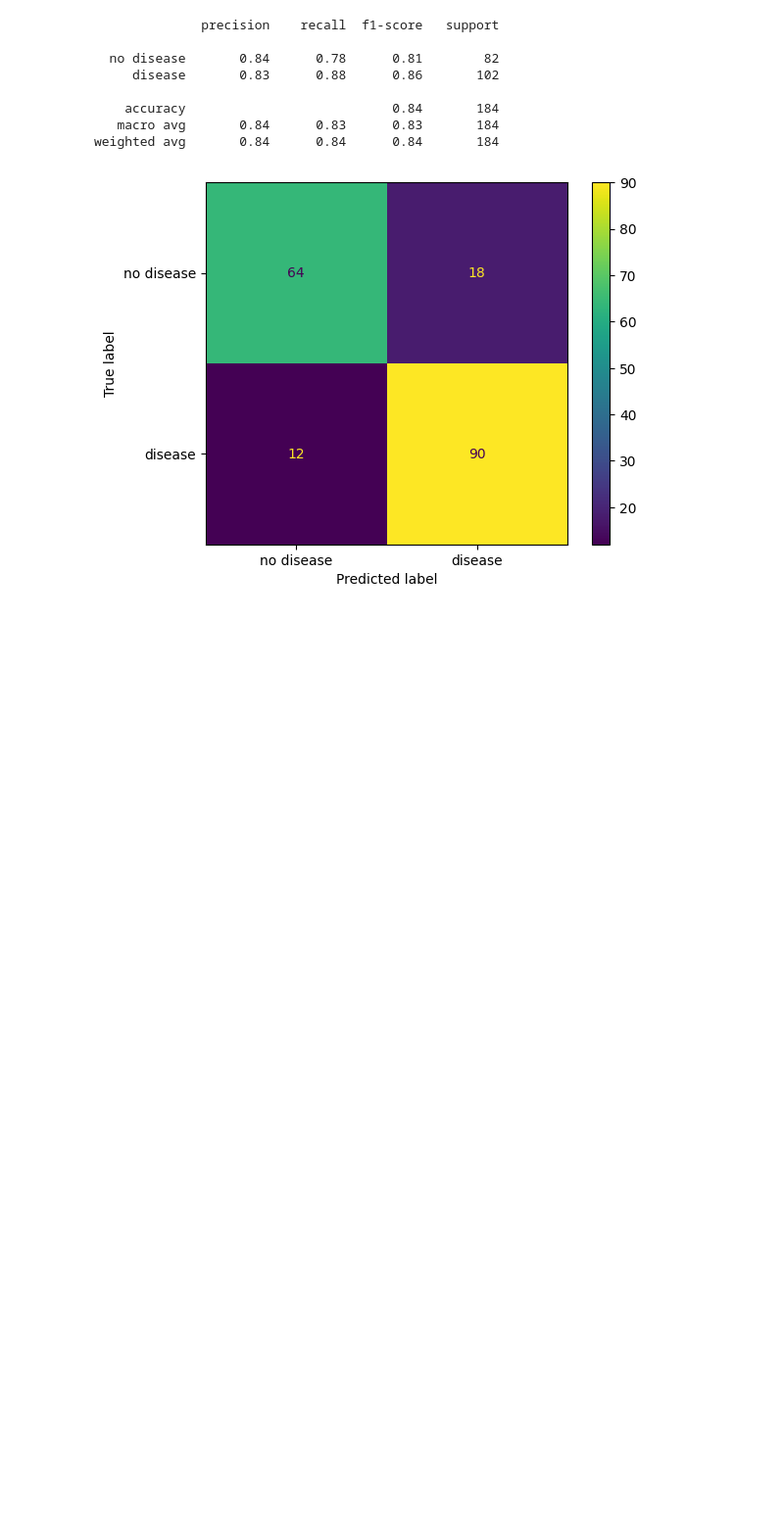
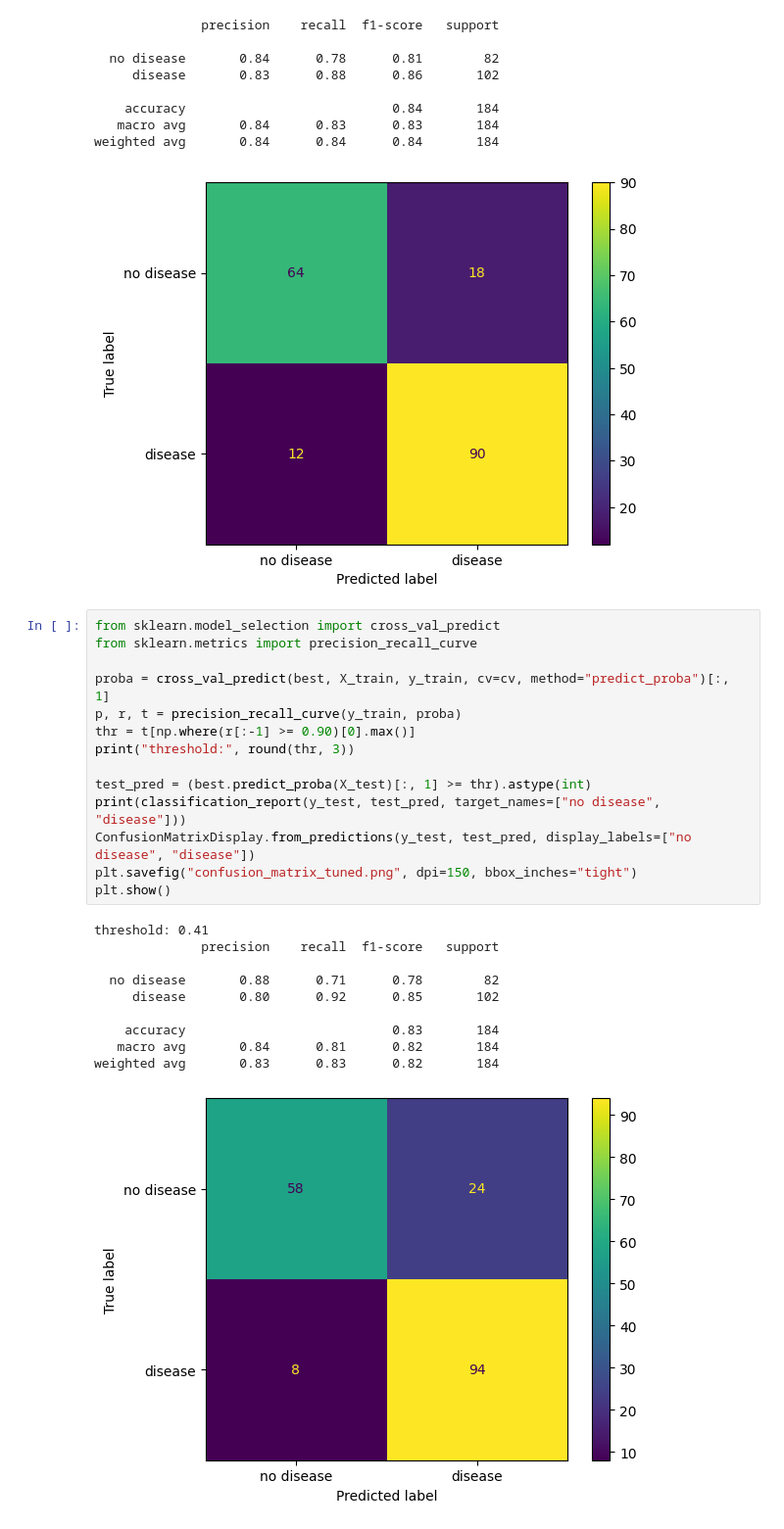
Before and after one commit to diptanud023/Heart-disease-prediction, a Jupyter notebook: notebooks/heart_disease.ipynb, the cells around one changed output. Shown at 98% size. Saved outputs shown, nothing was run; the diff lists cells and outputs as text; blank space fills up the shorter version.

Commit message:
Add analysis notebook: data cleaning, three-model comparison, threshold tuning

```diff
--- a/notebooks/heart_disease.ipynb
+++ b/notebooks/heart_disease.ipynb
@@ -141,3 +141,28 @@ plt.show()
    macro avg       0.84      0.83      0.83       184
 weighted avg       0.84      0.84      0.84       184
 [figure]
+# %%
+from sklearn.model_selection import cross_val_predict
+from sklearn.metrics import precision_recall_curve
+
+proba = cross_val_predict(best, X_train, y_train, cv=cv, method="predict_proba")[:, 1]
+p, r, t = precision_recall_curve(y_train, proba)
+thr = t[np.where(r[:-1] >= 0.90)[0].max()]
+print("threshold:", round(thr, 3))
+
+test_pred = (best.predict_proba(X_test)[:, 1] >= thr).astype(int)
+print(classification_report(y_test, test_pred, target_names=["no disease", "disease"]))
+ConfusionMatrixDisplay.from_predictions(y_test, test_pred, display_labels=["no disease", "disease"])
+plt.savefig("confusion_matrix_tuned.png", dpi=150, bbox_inches="tight")
+plt.show()
+# %% [output]
+threshold: 0.41
+              precision    recall  f1-score   support
+
+  no disease       0.88      0.71      0.78        82
+     disease       0.80      0.92      0.85       102
+
+    accuracy                           0.83       184
+   macro avg       0.84      0.81      0.82       184
+weighted avg       0.83      0.83      0.82       184
+[figure, added]
```
Also changed, not shown: parts of 1 cell of this notebook.
